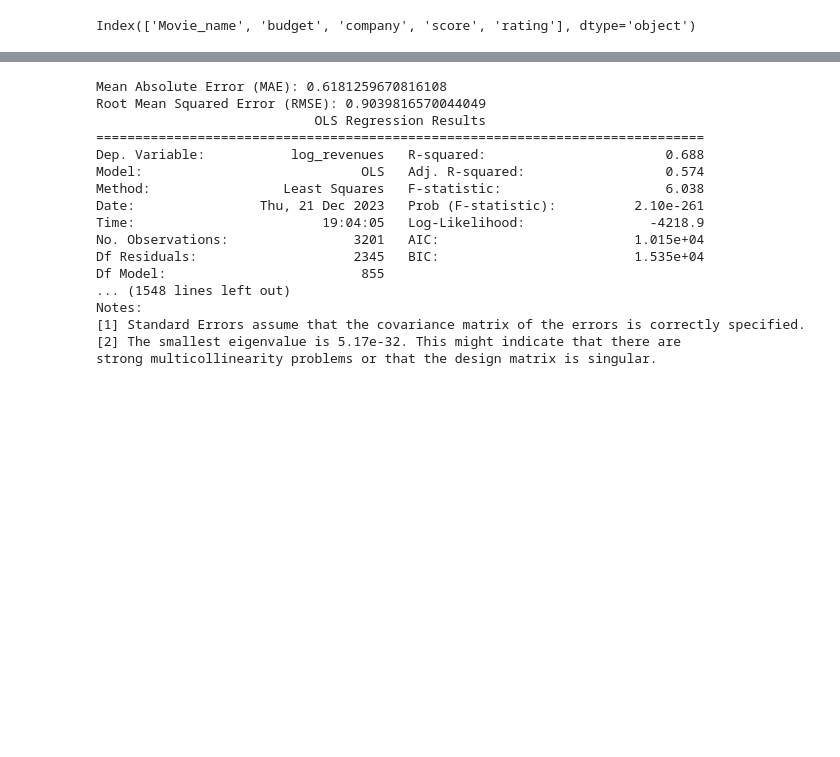
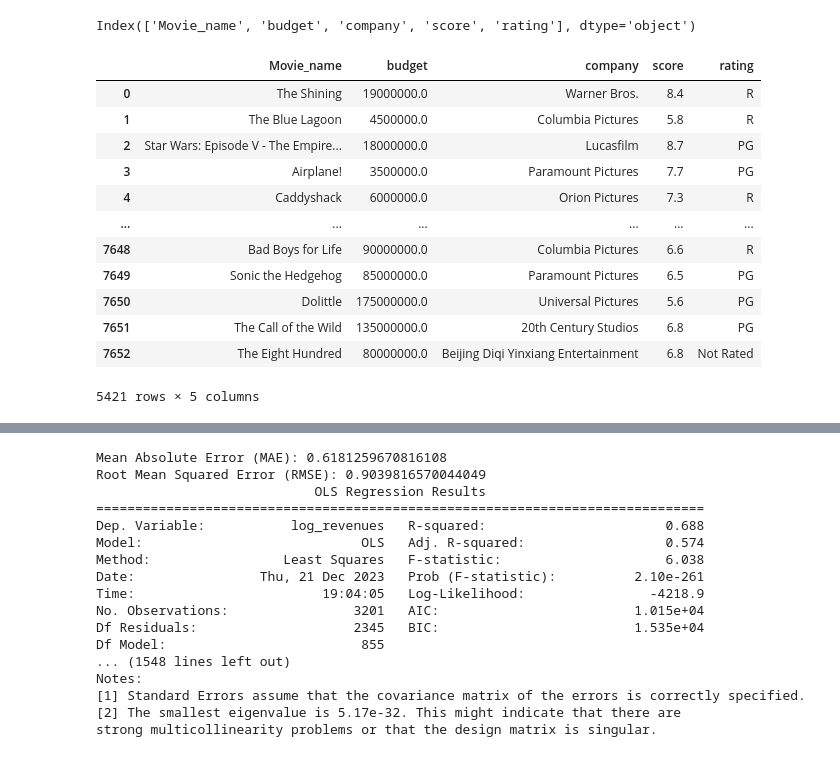
Before and after one commit to Ousso11/ADAFlix, a Jupyter notebook: model_outliers.ipynb, the cells around one changed output, grey strips where cells are left out. Saved outputs shown, nothing was run; the diff lists cells and outputs as text; code cells hidden in the pictures; blank space fills up the shorter version.

```diff
--- a/model_outliers.ipynb
+++ b/model_outliers.ipynb
@@ -26,6 +26,22 @@ budget_final = budget.copy()
 budget.columns
 # %% [output]
 Index(['Movie_name', 'budget', 'company', 'score', 'rating'], dtype='object')
+# %%
+budget
+# %% [output]
+|  | Movie_name | budget | company | score | rating |
+| 0 | The Shining | 19000000.0 | Warner Bros. | 8.4 | R |
+| 1 | The Blue Lagoon | 4500000.0 | Columbia Pictures | 5.8 | R |
+| 2 | Star Wars: Episode V - The Empire... | 18000000.0 | Lucasfilm | 8.7 | PG |
+| 3 | Airplane! | 3500000.0 | Paramount Pictures | 7.7 | PG |
+| 4 | Caddyshack | 6000000.0 | Orion Pictures | 7.3 | R |
+| ... | ... | ... | ... | ... | ... |
+| 7648 | Bad Boys for Life | 90000000.0 | Columbia Pictures | 6.6 | R |
+| 7649 | Sonic the Hedgehog | 85000000.0 | Paramount Pictures | 6.5 | PG |
+| 7650 | Dolittle | 175000000.0 | Universal Pictures | 5.6 | PG |
+| 7651 | The Call of the Wild | 135000000.0 | 20th Century Studios | 6.8 | PG |
+| 7652 | The Eight Hundred | 80000000.0 | Beijing Diqi Yinxiang Entertainment | 6.8 | Not Rated |
+5421 rows × 5 columns
 # %%
 budget['budget'] = (budget['budget'] - budget['budget'].min()) / (budget['budget'].max() - budget['budget'].min())
 budget['score'] = (budget['score'] - budget['score'].min()) / (budget['score'].max() - budget['score'].min())
```
Also changed, not shown: 5 other files.
